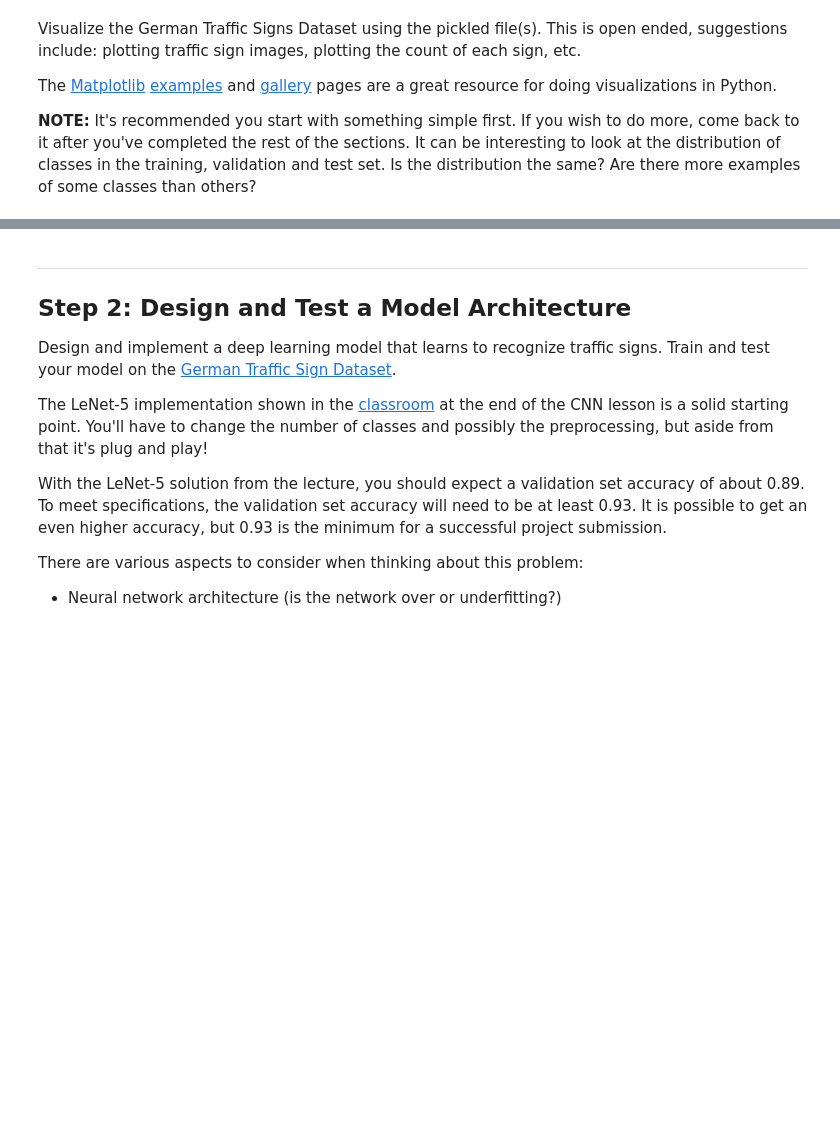
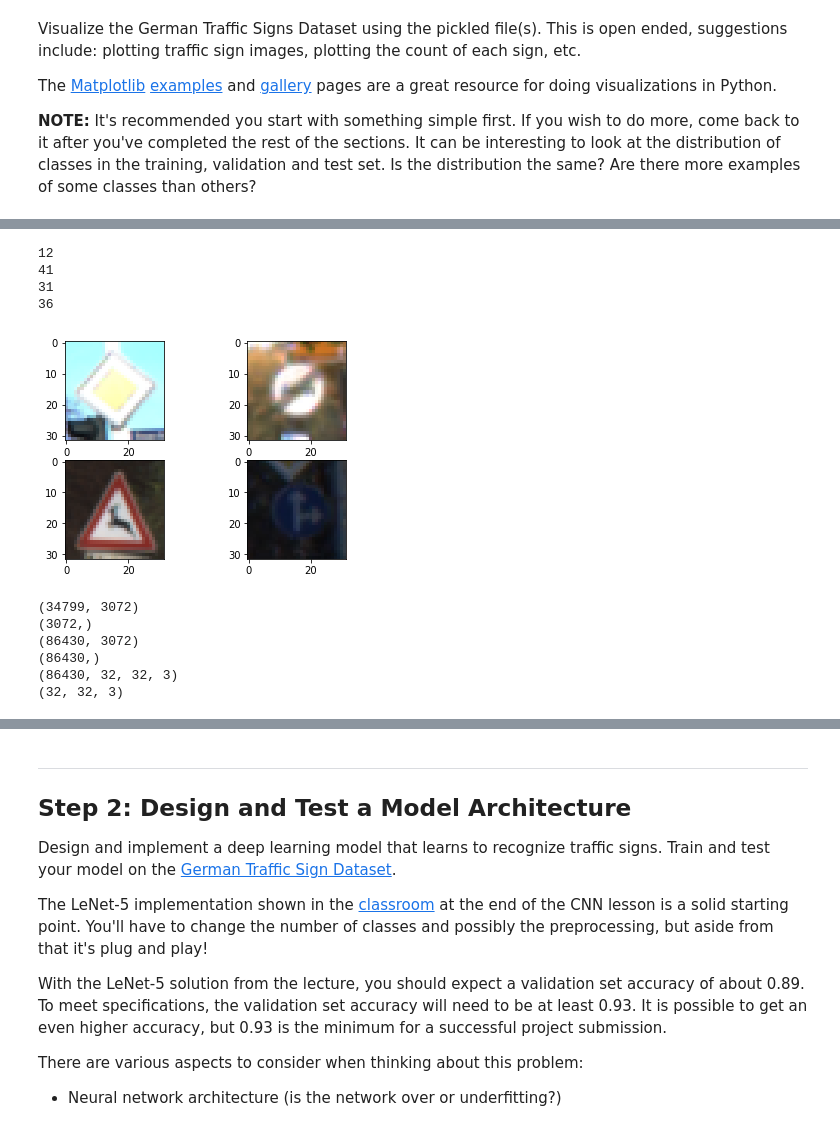
Before and after one commit to regundoo/CarND-Traffic-Sign-Classifier-Project, a Jupyter notebook: Traffic_Sign_Classifier.ipynb, the cells around one changed output, grey strips where cells are left out. Saved outputs shown, nothing was run; the diff lists cells and outputs as text; code cells hidden in the pictures; blank space fills up the shorter version.

```diff
--- a/Traffic_Sign_Classifier.ipynb
+++ b/Traffic_Sign_Classifier.ipynb
@@ -118,0 +139,59 @@ import matplotlib.pyplot as plt
+# %%
+### To check how the images look like
+import random
+
+index = random.randint(0, len(X_train))
+image = X_train[index].squeeze()
+
+plt.subplot(221)
+plt.imshow(image)
+print(y_train[index])
+
+plt.subplot(222)
+plt.imshow(X_train[121])
+print(y_train[121])
+
+plt.subplot(223)
+plt.imshow(X_train[502])
+print(y_train[502])
+
+plt.subplot(224)
+plt.imshow(X_train[1000])
+print(y_train[1000])
+
+# plt.subplot(224)
+# plt.imshow(X_train[10000])
+# print(y_train[10000])
+# %% [output]
+12
+41
+31
+36
+[figure, added]
+# %%
+### Oversampling to increase the underrepresented class labels.
+
+from imblearn.over_sampling import RandomOverSampler
+import numpy as np
+
+dataset_size = len(X_train)
+X_train = X_train.reshape(dataset_size,-2)
+print(X_train.shape)
+print(X_train[0].shape)
+ros = RandomOverSampler()
+X_resampled,y_resampled = ros.fit_sample(X_train,y_train)
+print(X_resampled.shape)
+print(y_resampled.shape)
+dataset_size = len(X_train)
+X_train = np.reshape(X_resampled,(86430,32,32,3))
+#X_train = X_resampled.reshape(32,32,3)
+y_train = y_resampled
+print(X_train.shape)
+print(X_train[0].shape)
+# %% [output]
+(34799, 3072)
+(3072,)
+(86430, 3072)
+(86430,)
+(86430, 32, 32, 3)
+(32, 32, 3)
```
Also changed, not shown: parts of 13 cells of this notebook, 1 other file.
